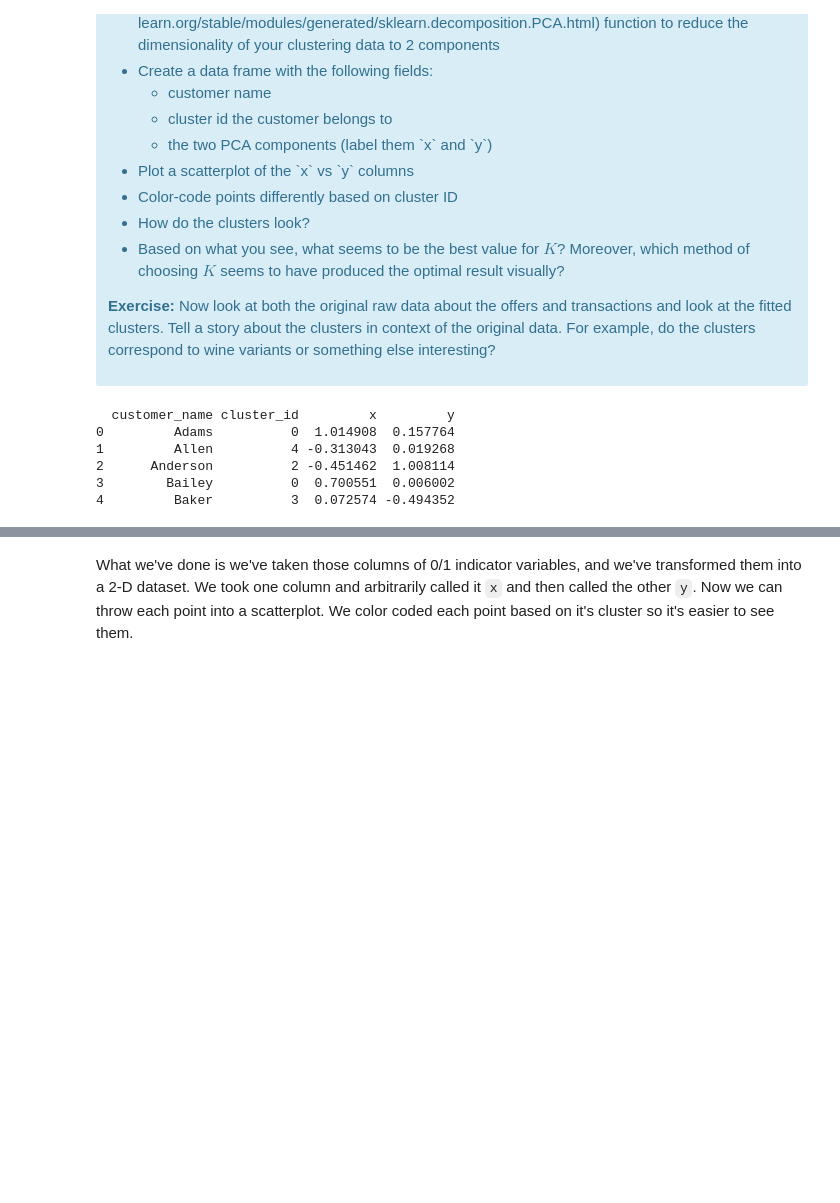
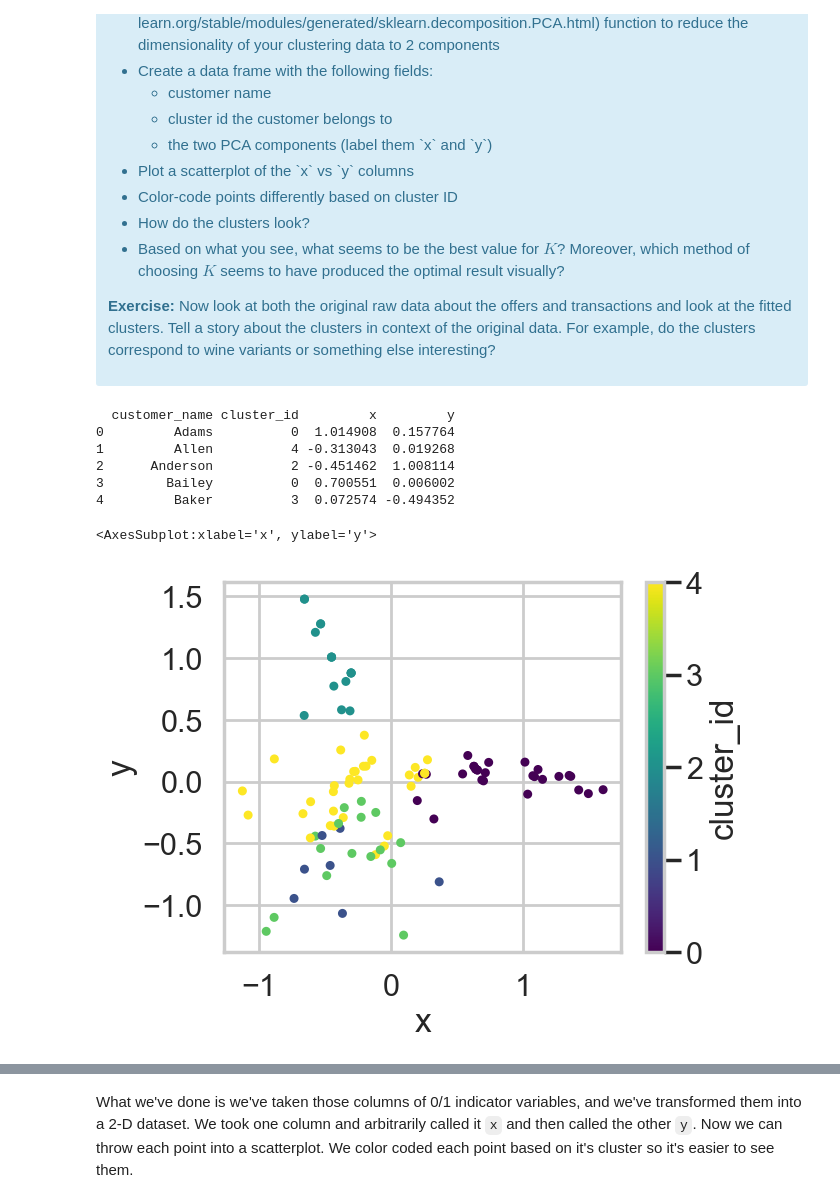
Before and after one commit to kwcode2016/mec-16.2.6-clustering-mini-project, a Jupyter notebook: Mini_Project_Clustering.ipynb, the cells around one changed output, grey strips where cells are left out. Cells and saved outputs as stored; diff of their text form; code cells hidden in the pictures; blank space fills up the shorter version.

Commit message:
updating clustering notebook

```diff
--- a/Mini_Project_Clustering.ipynb
+++ b/Mini_Project_Clustering.ipynb
@@ -393,12 +393,18 @@ y = pca_componnets[:,1]
 # %%
 clusterer = KMeans(n_clusters=5, random_state=10)
 cluster_labels = clusterer.fit_predict(x_cols)
 df_pca = pd.DataFrame(data=np.array([df.index, clusterer.labels_, x, y]).T, columns=['customer_name', 'cluster_id', 'x', 'y'])
 print(df_pca.head())
+
+df_pca['x'] = df_pca['x'].astype(float)
+df_pca['y'] = df_pca['y'].astype(float)
+df_pca.plot.scatter(x='x', y='y', c='cluster_id', colormap='viridis')
 # %% [output]
   customer_name cluster_id         x         y
 0         Adams          0  1.014908  0.157764
 1         Allen          4 -0.313043  0.019268
 2      Anderson          2 -0.451462  1.008114
 3        Bailey          0  0.700551  0.006002
 4         Baker          3  0.072574 -0.494352
+<AxesSubplot:xlabel='x', ylabel='y'>
+[figure, added]
```
Also changed, not shown: parts of 8 cells of this notebook.
